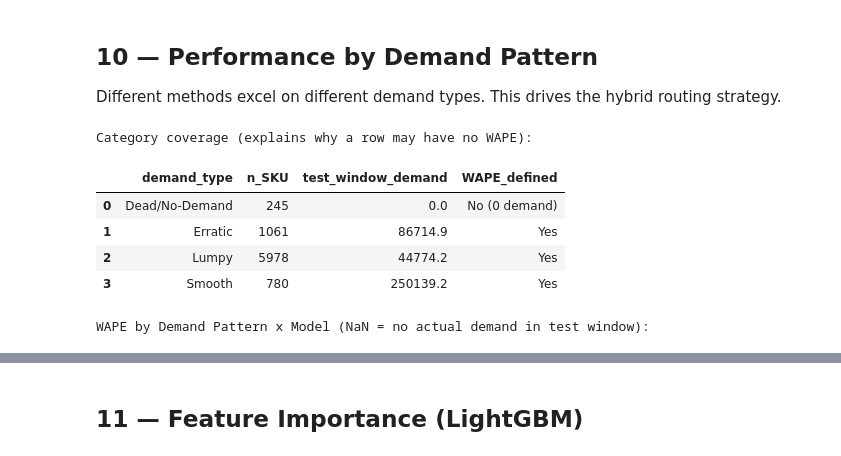
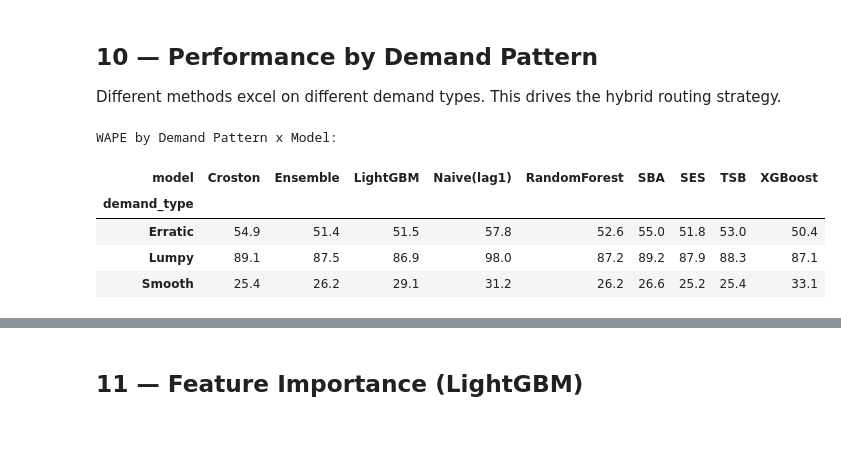
Before and after one commit to Maestro12345-hoax/gic, a Jupyter notebook: improved/final_v2.ipynb, the cells around one changed output, grey strips where cells are left out. Drawn from its saved outputs; the diff is of its cells as text; code cells hidden in the pictures.

```diff
--- a/improved/final_v2.ipynb
+++ b/improved/final_v2.ipynb
@@ -201,7 +201,6 @@ mean_dem = demand.mean(axis=1)
 std_dem = demand.std(axis=1)
 nz_mask = mean_dem > 0
 cv = np.where(nz_mask, std_dem / np.where(nz_mask, mean_dem, 1.0), 0.0)
-nonzero_counts = (demand > 0).sum(axis=1)   # how many of the 37 months had demand
 
 def compute_adi(ts):
     nz = np.where(ts > 0)[0]
@@ -210,19 +209,11 @@ def compute_adi(ts):
 adi = np.array([compute_adi(demand[i]) for i in range(len(demand))])
 cv2 = cv ** 2
 
-# Syntetos-Boylan classification for parts that actually move:
 demand_type = np.where(
     adi >= 1.32,
     np.where(cv2 >= 0.49, "Lumpy", "Intermittent"),
     np.where(cv2 >= 0.49, "Erratic", "Smooth"),
 )
-
-# IMPORTANT: a part with ZERO demand across all 37 months is NOT "intermittent"
-# in any useful sense - it is dead / obsolete. The raw SB formula mislabels these
-# as "Intermittent" (an all-zero series gets ADI=37 -> rare, and CV2=0 -> consistent).
-# We label them explicitly as "Dead/No-Demand" so they do not pollute the
-# Intermittent bucket and so the per-pattern table is honest.
-demand_type = np.where(nonzero_counts == 0, "Dead/No-Demand", demand_type)
 
 meta["zero_rate"] = zero_rate
 meta["mean_demand"] = mean_dem
@@ -232,9 +223,6 @@ meta["demand_type"] = demand_type
 
 print("Demand pattern counts:")
 print(pd.Series(demand_type).value_counts())
-print(f"\n{(nonzero_counts == 0).sum():,} SKUs are Dead/No-Demand (zero demand in all 37 months)")
-print(f"{(demand_type == 'Lumpy').mean():.1%} of SKUs are Lumpy (hardest ACTIVE pattern to forecast)")
-print("\nNote: no ACTIVE SKU falls in the SB 'Intermittent' quadrant here - active")
-print("intermittent parts have variable order sizes (CV2 >= 0.49), so they land in 'Lumpy'.")
+print(f"\n{(demand_type == 'Lumpy').mean():.1%} of SKUs are Lumpy (hardest to forecast)")
 # %% [output]
 Demand pattern counts:
@@ -637,37 +621,20 @@ Different methods excel on different demand types. This drives the hybrid routin
 # %%
 pattern_results = []
 for patt in sorted(meta["demand_type"].unique()):
     mask = (meta["demand_type"] == patt).values
     for name, preds in all_preds.items():
         m = compute_metrics(actual_test[mask], preds[mask], naive_scales[mask], cost[mask])
         m["demand_type"] = patt; m["model"] = name; m["n_sku"] = int(mask.sum())
         pattern_results.append(m)
 
 patt_df = pd.DataFrame(pattern_results)
-
-# Coverage table - shows EVERY category so nothing is silently hidden.
-# (WAPE = sum|err| / sum(actual) is undefined when a group has 0 demand in the
-#  test window, which is why such a row would otherwise vanish from the pivot.)
-coverage = []
-for patt in sorted(meta["demand_type"].unique()):
-    mask = (meta["demand_type"] == patt).values
-    tot = float(actual_test[mask].sum())
-    coverage.append({"demand_type": patt, "n_SKU": int(mask.sum()),
-                     "test_window_demand": round(tot, 1),
-                     "WAPE_defined": "Yes" if tot > 0 else "No (0 demand)"})
-print("Category coverage (explains why a row may have no WAPE):")
-display(pd.DataFrame(coverage))
-
-# dropna=False keeps all rows visible even when WAPE is undefined (NaN).
-pivot_wape = patt_df.pivot_table(index="demand_type", columns="model",
-                                 values="WAPE", dropna=False)
-print("\nWAPE by Demand Pattern x Model (NaN = no actual demand in test window):")
+pivot_wape = patt_df.pivot_table(index="demand_type", columns="model", values="WAPE")
+print("WAPE by Demand Pattern x Model:")
 display(pivot_wape.round(1))
 # %% [output]
-Category coverage (explains why a row may have no WAPE):
+WAPE by Demand Pattern x Model:
-|  | demand_type | n_SKU | test_window_demand | WAPE_defined |
-| 0 | Dead/No-Demand | 245 | 0.0 | No (0 demand) |
-| 1 | Erratic | 1061 | 86714.9 | Yes |
-| 2 | Lumpy | 5978 | 44774.2 | Yes |
-| 3 | Smooth | 780 | 250139.2 | Yes |
+| model | Croston | Ensemble | LightGBM | Naive(lag1) | RandomForest | SBA | SES | TSB | XGBoost |
+| demand_type |  |  |  |  |  |  |  |  |  |
+| Erratic | 54.9 | 51.4 | 51.5 | 57.8 | 52.6 | 55.0 | 51.8 | 53.0 | 50.4 |
+| Lumpy | 89.1 | 87.5 | 86.9 | 98.0 | 87.2 | 89.2 | 87.9 | 88.3 | 87.1 |
+| Smooth | 25.4 | 26.2 | 29.1 | 31.2 | 26.2 | 26.6 | 25.2 | 25.4 | 33.1 |
-WAPE by Demand Pattern x Model (NaN = no actual demand in test window):
```
Also changed, not shown: parts of 36 cells of this notebook.
